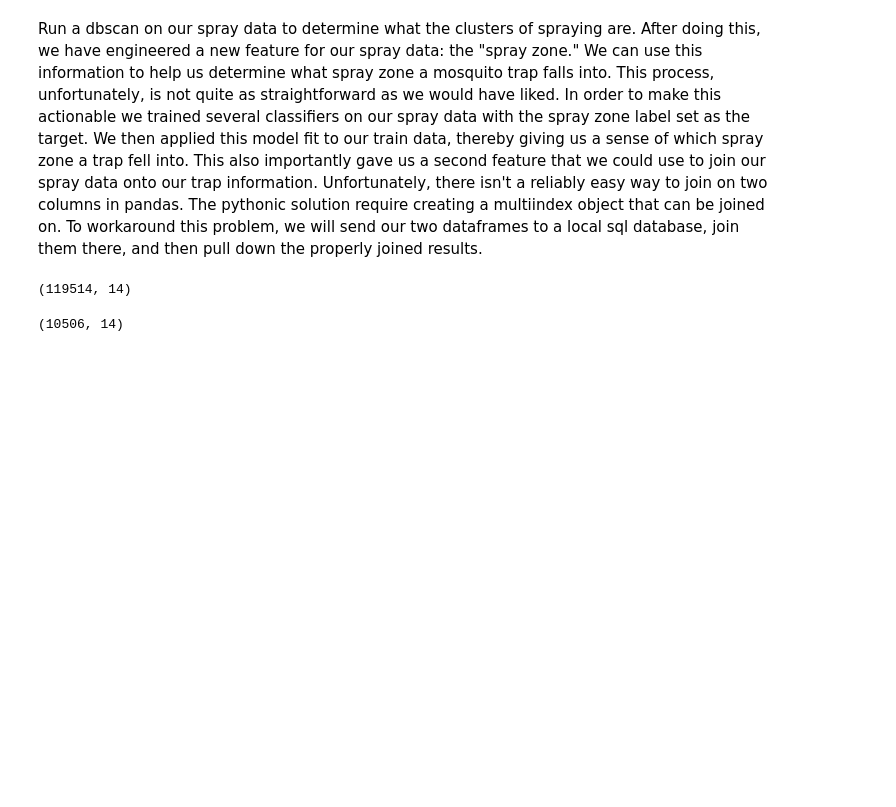
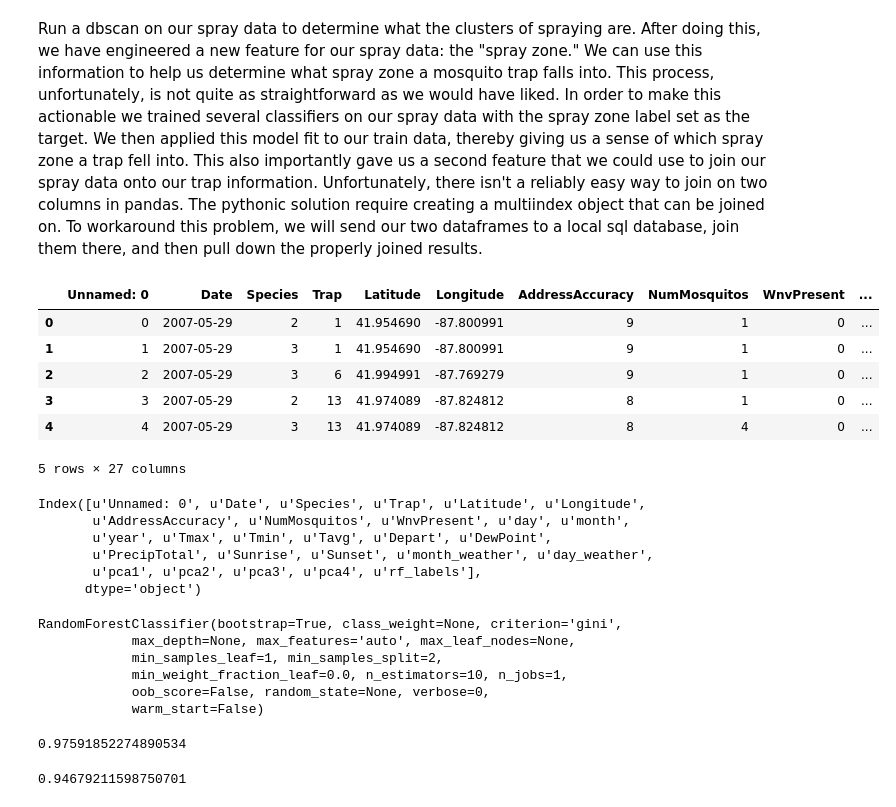
Before and after one commit to cl65610/west_nile, a Jupyter notebook: models/dbscan_prep.ipynb, the cells around one changed output. Drawn from its saved outputs; the diff is of its cells as text; code cells hidden in the pictures; blank space fills up the shorter version.

Commit message:
Ran some models.

```diff
--- a/models/dbscan_prep.ipynb
+++ b/models/dbscan_prep.ipynb
@@ -130,11 +130,3 @@ plt.show()
 [figure]
 # %% [markdown]
 Run a dbscan on our spray data to determine what the clusters of spraying are. After doing this, we have engineered a new feature for our spray data: the "spray zone." We can use this information to help us determine what spray zone a mosquito trap falls into. This process, unfortunately, is not quite as straightforward as we would have liked. In order to make this actionable we trained several classifiers on our spray data with the spray zone label set as the target. We then applied this model fit to our train data, thereby giving us a sense of which spray zone a trap fell into. This also importantly gave us a second feature that we could use to join our spray data onto our trap information. Unfortunately, there isn't a reliably easy way to join on two columns in pandas. The pythonic solution require creating a multiindex object that can be joined on.  To workaround this problem, we will send our two dataframes to a local sql database, join them there, and then pull down the properly joined results.
-# %%
-s1.shape
-# %% [output]
-(119514, 14)
-# %%
-test_join.shape
-# %% [output]
-(10506, 14)
@@ -140,0 +139,20 @@ test_join.shape
+# %%
+labeled_df.head()
+# %% [output]
+|  | Unnamed: 0 | Date | Species | Trap | Latitude | Longitude | AddressAccuracy | NumMosquitos | WnvPresent | ... |
+| 0 | 0 | 2007-05-29 | 2 | 1 | 41.954690 | -87.800991 | 9 | 1 | 0 | ... |
+| 1 | 1 | 2007-05-29 | 3 | 1 | 41.954690 | -87.800991 | 9 | 1 | 0 | ... |
+| 2 | 2 | 2007-05-29 | 3 | 6 | 41.994991 | -87.769279 | 9 | 1 | 0 | ... |
+| 3 | 3 | 2007-05-29 | 2 | 13 | 41.974089 | -87.824812 | 8 | 1 | 0 | ... |
+| 4 | 4 | 2007-05-29 | 3 | 13 | 41.974089 | -87.824812 | 8 | 4 | 0 | ... |
+5 rows × 27 columns
+# %%
+from sklearn.preprocessing import scale
+labeled_df.columns
+# %% [output]
+Index([u'Unnamed: 0', u'Date', u'Species', u'Trap', u'Latitude', u'Longitude',
+       u'AddressAccuracy', u'NumMosquitos', u'WnvPresent', u'day', u'month',
+       u'year', u'Tmax', u'Tmin', u'Tavg', u'Depart', u'DewPoint',
+       u'PrecipTotal', u'Sunrise', u'Sunset', u'month_weather', u'day_weather',
+       u'pca1', u'pca2', u'pca3', u'pca4', u'rf_labels'],
+      dtype='object')
@@ -140,0 +164,19 @@ test_join.shape
+# %%
+rf.fit(X,y)
+# %% [output]
+RandomForestClassifier(bootstrap=True, class_weight=None, criterion='gini',
+            max_depth=None, max_features='auto', max_leaf_nodes=None,
+            min_samples_leaf=1, min_samples_split=2,
+            min_weight_fraction_leaf=0.0, n_estimators=10, n_jobs=1,
+            oob_score=False, random_state=None, verbose=0,
+            warm_start=False)
+# %%
+rf.score(X,y)
+# %% [output]
+0.97591852274890534
+# %%
+from sklearn.linear_model import LogisticRegression
+lr = LogisticRegression()
+cross_val_score(lr, X, y, cv=3).mean()
+# %% [output]
+0.94679211598750701
```
Also changed, not shown: parts of 23 cells of this notebook.
